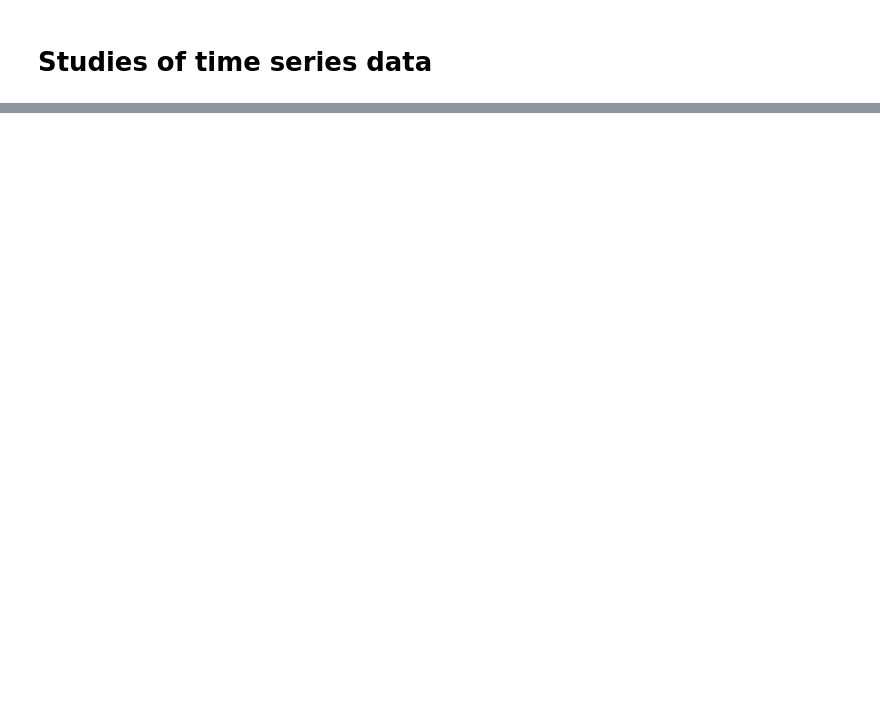
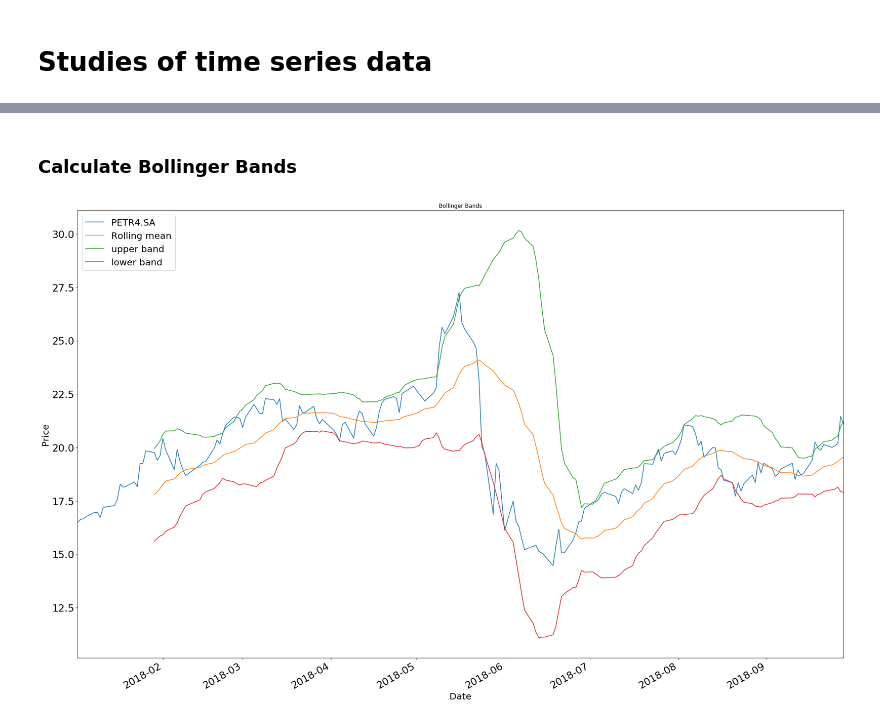
Before and after one commit to Krids/AnalyzingStocksWithMachineLearning, a Jupyter notebook: ibovespa.ipynb, the cells around one changed output, grey strips where cells are left out. Cells and saved outputs as stored; diff of their text form; code cells hidden in the pictures; blank space fills up the shorter version.

```diff
--- a/ibovespa.ipynb
+++ b/ibovespa.ipynb
@@ -41,0 +29,31 @@ TypeError: Could not convert 24.50000024.29999923.70000124.10000024.10000024.900
+# %% [markdown]
+### Calculate Bollinger Bands
+# %%
+# Read data
+dates = pd.date_range('2018-01-01', '2018-09-30')
+symbols = ['^BVSP', 'PETR4.SA']
+df = Op.get_data(symbols, dates)
+
+# Compute Bollinger Bands
+# 1. Compute rolling mean
+rm_SPY = Op.get_rolling_mean(df['PETR4.SA'], window=20)
+
+# 2. Compute rolling standard deviation
+rstd_SPY = Op.get_rolling_std(df['PETR4.SA'], window=20)
+
+# 3. Compute upper and lower bands
+upper_band, lower_band = Op.get_bollinger_bands(rm_SPY, rstd_SPY)
+
+# Plot raw SPY values, rolling mean and Bollinger Bands
+ax = df['PETR4.SA'].plot(title="Bollinger Bands", label='PETR4.SA', figsize=(30,20), fontsize=(22))
+rm_SPY.plot(label='Rolling mean', ax=ax)
+upper_band.plot(label='upper band', ax=ax)
+lower_band.plot(label='lower band', ax=ax)
+
+# Add axis labels and legend
+ax.set_xlabel("Date", fontsize=(20))
+ax.set_ylabel("Price", fontsize=(20))
+ax.legend(loc='upper left', fontsize=(20))
+plt.show();
+# %% [output]
+[figure, added]
```
Also changed, not shown: parts of 12 cells of this notebook, 1 other file.
